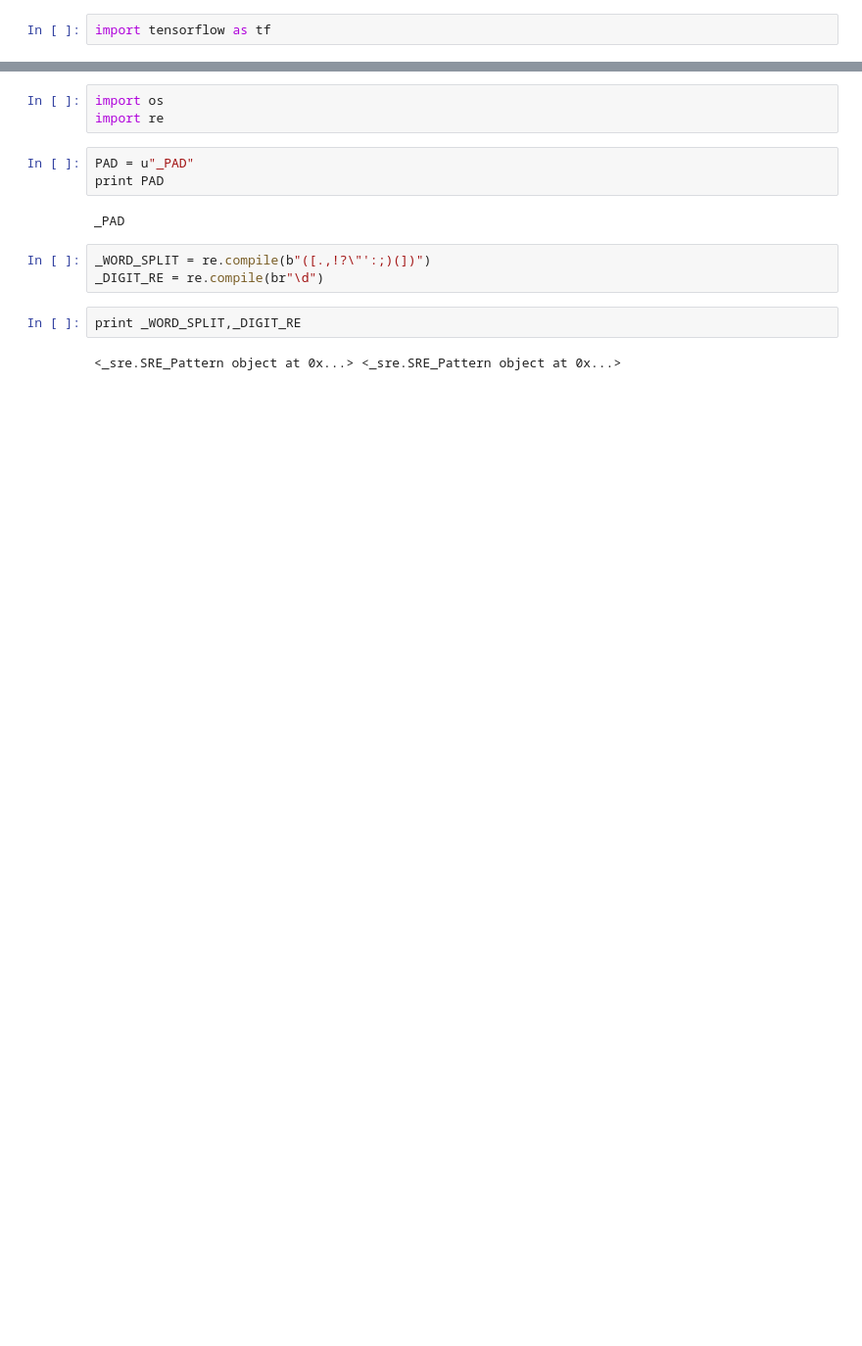
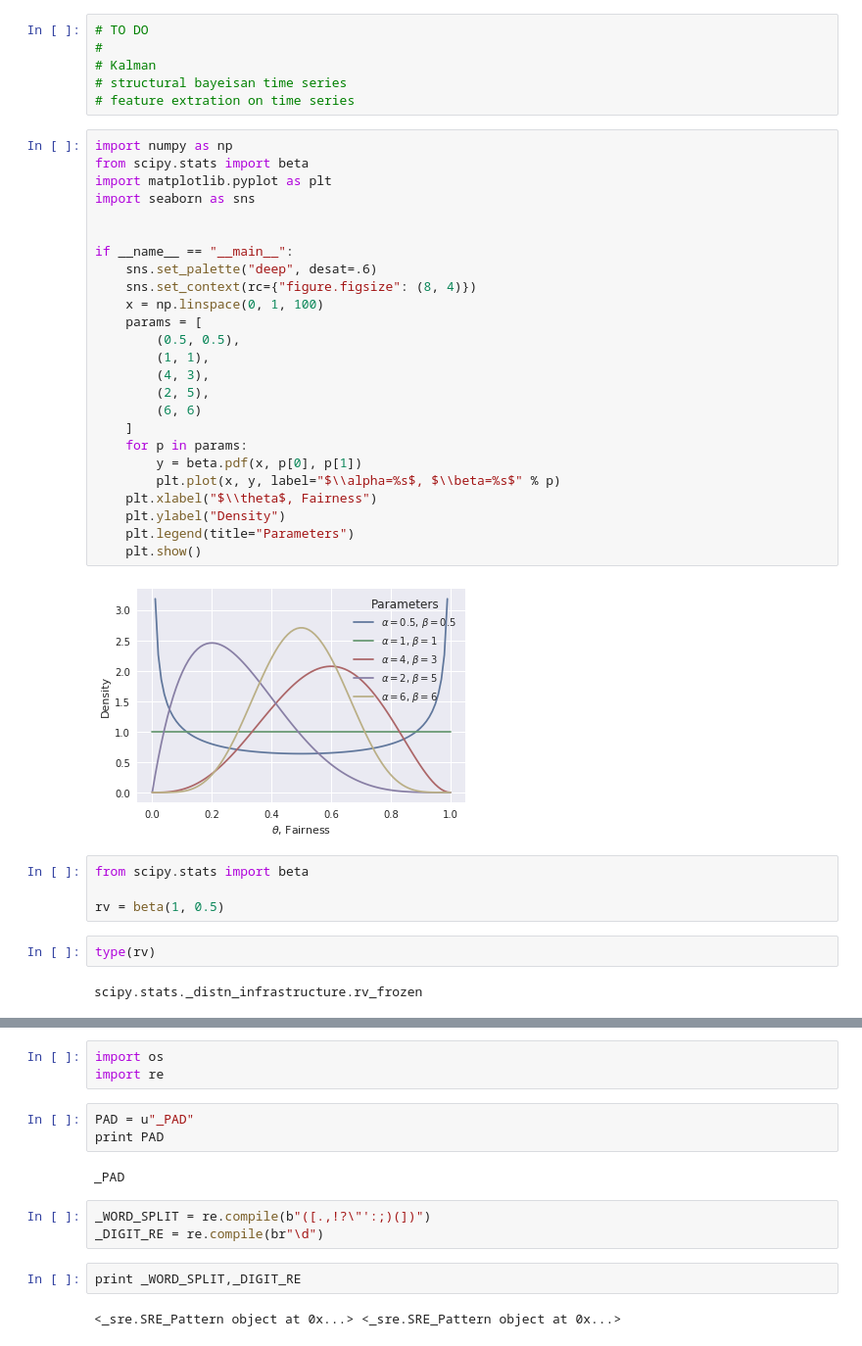
Before and after one commit to weilai0980/tsRNN, a Jupyter notebook: forecasting/tsStatistics.ipynb, the cells around one changed output, grey strips where cells are left out. Shown at 98% size. Cells and saved outputs as stored; diff of their text form; blank space fills up the shorter version.

```diff
--- a/forecasting/tsStatistics.ipynb
+++ b/forecasting/tsStatistics.ipynb
@@ -47,2 +45,41 @@ ImportError: No module named 'numpy'
-# %%
-import tensorflow as tf
+# %%
+# TO DO
+#
+# Kalman
+# structural bayeisan time series
+# feature extration on time series
+# %%
+import numpy as np
+from scipy.stats import beta
+import matplotlib.pyplot as plt
+import seaborn as sns
+
+
+if __name__ == "__main__":
+    sns.set_palette("deep", desat=.6)
+    sns.set_context(rc={"figure.figsize": (8, 4)})
+    x = np.linspace(0, 1, 100)
+    params = [
+        (0.5, 0.5),
+        (1, 1),
+        (4, 3),
+        (2, 5),
+        (6, 6)
+    ]
+    for p in params:
+        y = beta.pdf(x, p[0], p[1])
+        plt.plot(x, y, label="$\\alpha=%s$, $\\beta=%s$" % p)
+    plt.xlabel("$\\theta$, Fairness")
+    plt.ylabel("Density")
+    plt.legend(title="Parameters")
+    plt.show()
+# %% [output]
+[figure, added]
+# %%
+from scipy.stats import beta
+
+rv = beta(1, 0.5)
+# %%
+type(rv)
+# %% [output]
+scipy.stats._distn_infrastructure.rv_frozen
```
Also changed, not shown: parts of 22 cells of this notebook, 16 other files.
